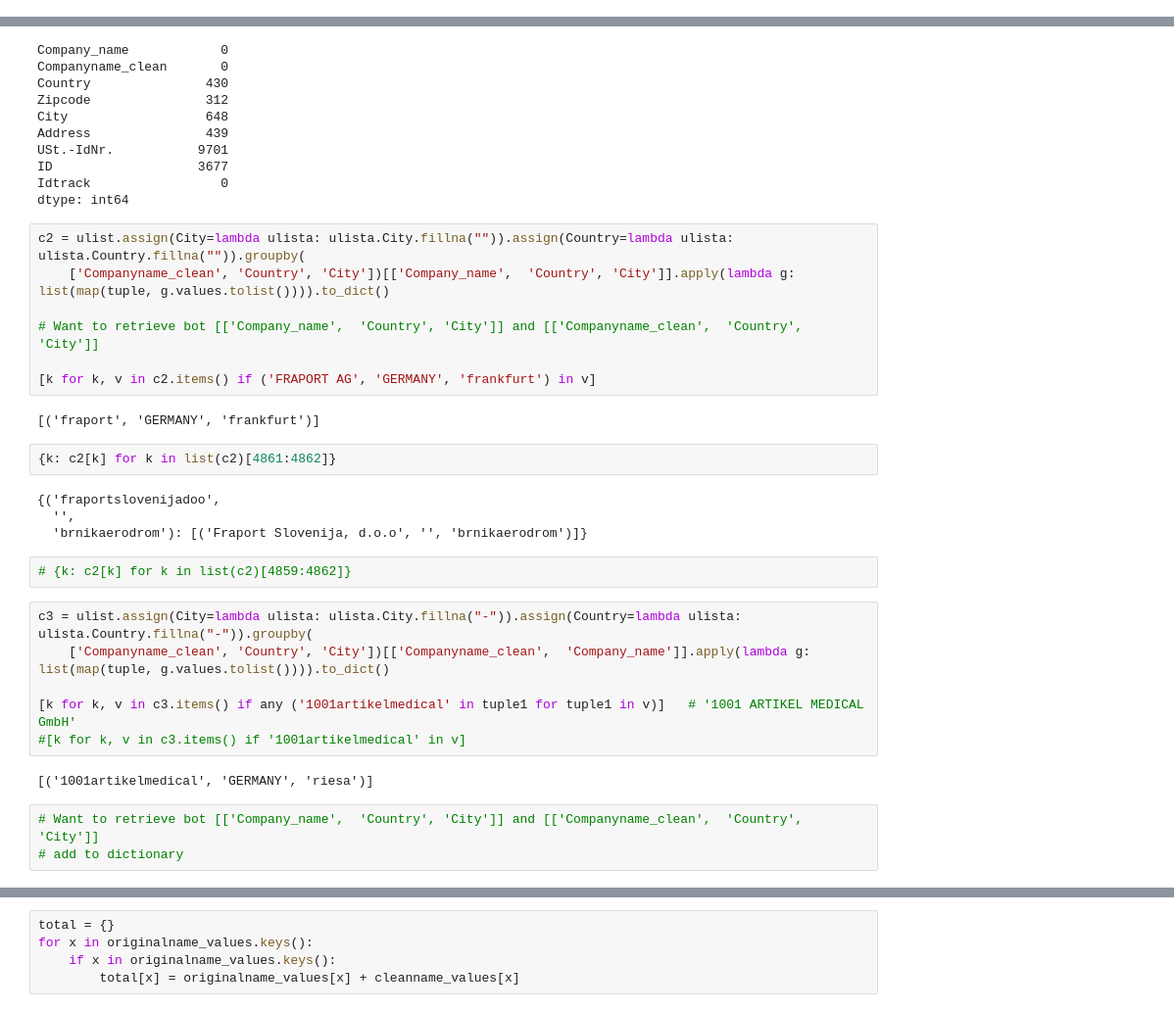
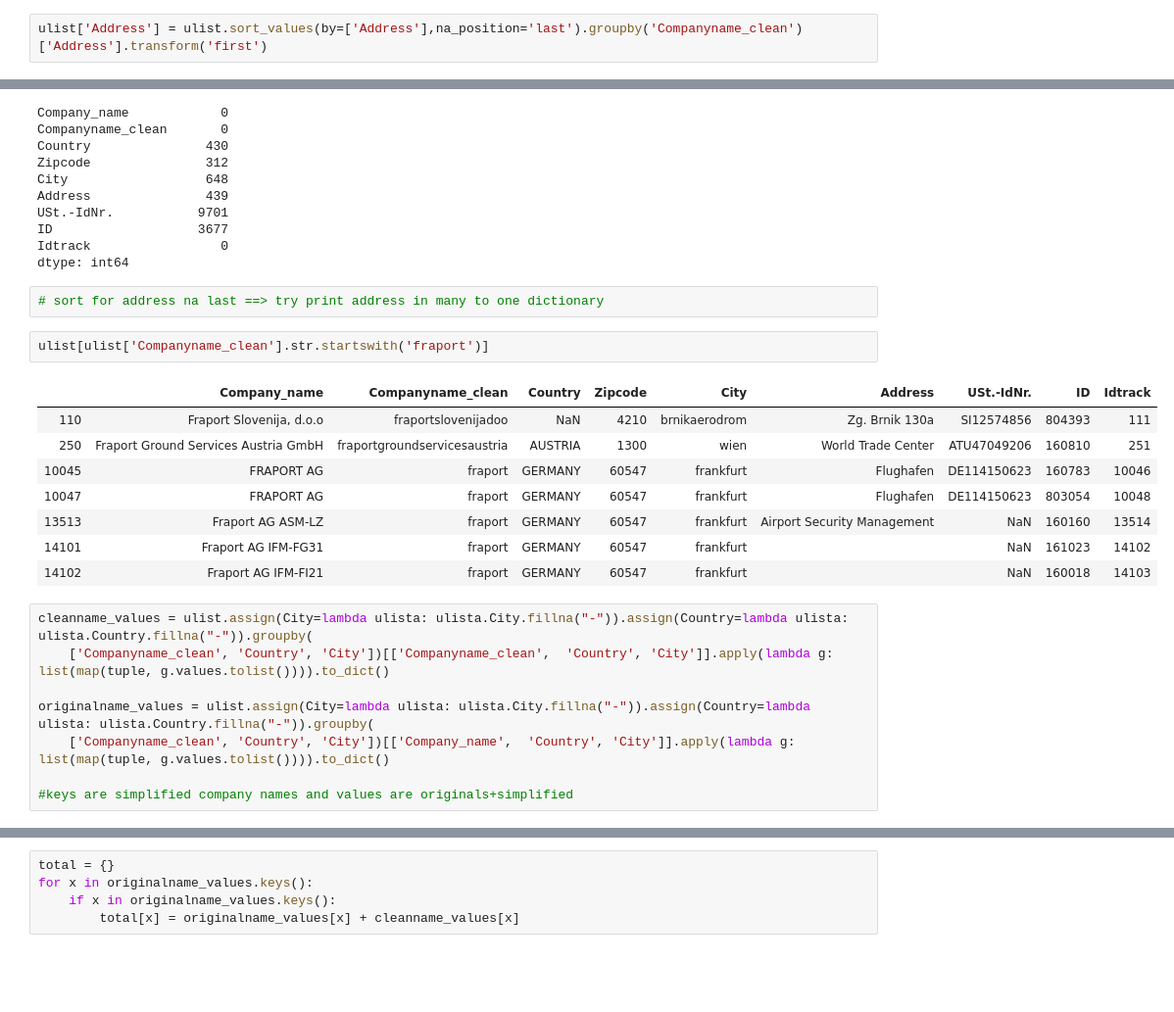
Before and after one commit to Can-Berk/Data_Analysis, a Jupyter notebook: MappingNames/ulist_companies.ipynb, the cells around one changed output, grey strips where cells are left out. Shown at 98% size. Cells and saved outputs as stored; diff of their text form; blank space fills up the shorter version.

```diff
--- a/MappingNames/ulist_companies.ipynb
+++ b/MappingNames/ulist_companies.ipynb
@@ -622,0 +560,2 @@ ulist[ulist['Companyname_clean']=='fraport']
+# %%
+ulist['Address'] = ulist.sort_values(by=['Address'],na_position='last').groupby('Companyname_clean')['Address'].transform('first')
@@ -669,32 +583,25 @@ USt.-IdNr.           9701
 ID                   3677
 Idtrack                 0
 dtype: int64
+# %%
+# sort for address na last ==> try print address in many to one dictionary
+# %%
+ulist[ulist['Companyname_clean'].str.startswith('fraport')]
+# %% [output]
+|  | Company_name | Companyname_clean | Country | Zipcode | City | Address | USt.-IdNr. | ID | Idtrack |
+| 110 | Fraport Slovenija, d.o.o | fraportslovenijadoo | NaN | 4210 | brnikaerodrom | Zg. Brnik 130a | SI12574856 | 804393 | 111 |
+| 250 | Fraport Ground Services Austria GmbH | fraportgroundservicesaustria | AUSTRIA | 1300 | wien | World Trade Center | ATU47049206 | 160810 | 251 |
+| 10045 | FRAPORT AG | fraport | GERMANY | 60547 | frankfurt | Flughafen | DE114150623 | 160783 | 10046 |
+| 10047 | FRAPORT AG | fraport | GERMANY | 60547 | frankfurt | Flughafen | DE114150623 | 803054 | 10048 |
+| 13513 | Fraport AG ASM-LZ | fraport | GERMANY | 60547 | frankfurt | Airport Security Management | NaN | 160160 | 13514 |
+| 14101 | Fraport AG IFM-FG31 | fraport | GERMANY | 60547 | frankfurt |  | NaN | 161023 | 14102 |
+| 14102 | Fraport AG IFM-FI21 | fraport | GERMANY | 60547 | frankfurt |  | NaN | 160018 | 14103 |
 # %%
-c2 = ulist.assign(City=lambda ulista: ulista.City.fillna("")).assign(Country=lambda ulista: ulista.Country.fillna("")).groupby(
+cleanname_values = ulist.assign(City=lambda ulista: ulista.City.fillna("-")).assign(Country=lambda ulista: ulista.Country.fillna("-")).groupby(
+    ['Companyname_clean', 'Country', 'City'])[['Companyname_clean',  'Country', 'City']].apply(lambda g: list(map(tuple, g.values.tolist()))).to_dict()
+
+originalname_values = ulist.assign(City=lambda ulista: ulista.City.fillna("-")).assign(Country=lambda ulista: ulista.Country.fillna("-")).groupby(
     ['Companyname_clean', 'Country', 'City'])[['Company_name',  'Country', 'City']].apply(lambda g: list(map(tuple, g.values.tolist()))).to_dict()
 
-# Want to retrieve bot [['Company_name',  'Country', 'City']] and [['Companyname_clean',  'Country', 'City']]
-
-[k for k, v in c2.items() if ('FRAPORT AG', 'GERMANY', 'frankfurt') in v]
+#keys are simplified company names and values are originals+simplified
-# %% [output]
-[('fraport', 'GERMANY', 'frankfurt')]
-# %%
-{k: c2[k] for k in list(c2)[4861:4862]}
-# %% [output]
-{('fraportslovenijadoo',
-  '',
-  'brnikaerodrom'): [('Fraport Slovenija, d.o.o', '', 'brnikaerodrom')]}
-# %%
-# {k: c2[k] for k in list(c2)[4859:4862]}
-# %%
-c3 = ulist.assign(City=lambda ulista: ulista.City.fillna("-")).assign(Country=lambda ulista: ulista.Country.fillna("-")).groupby(
-    ['Companyname_clean', 'Country', 'City'])[['Companyname_clean',  'Company_name']].apply(lambda g: list(map(tuple, g.values.tolist()))).to_dict()
-
-[k for k, v in c3.items() if any ('1001artikelmedical' in tuple1 for tuple1 in v)]   # '1001 ARTIKEL MEDICAL GmbH'
-#[k for k, v in c3.items() if '1001artikelmedical' in v]
-# %% [output]
-[('1001artikelmedical', 'GERMANY', 'riesa')]
-# %%
-# Want to retrieve bot [['Company_name',  'Country', 'City']] and [['Companyname_clean',  'Country', 'City']]
-# add to dictionary
 # %%
```
Also changed, not shown: parts of 42 cells of this notebook.
